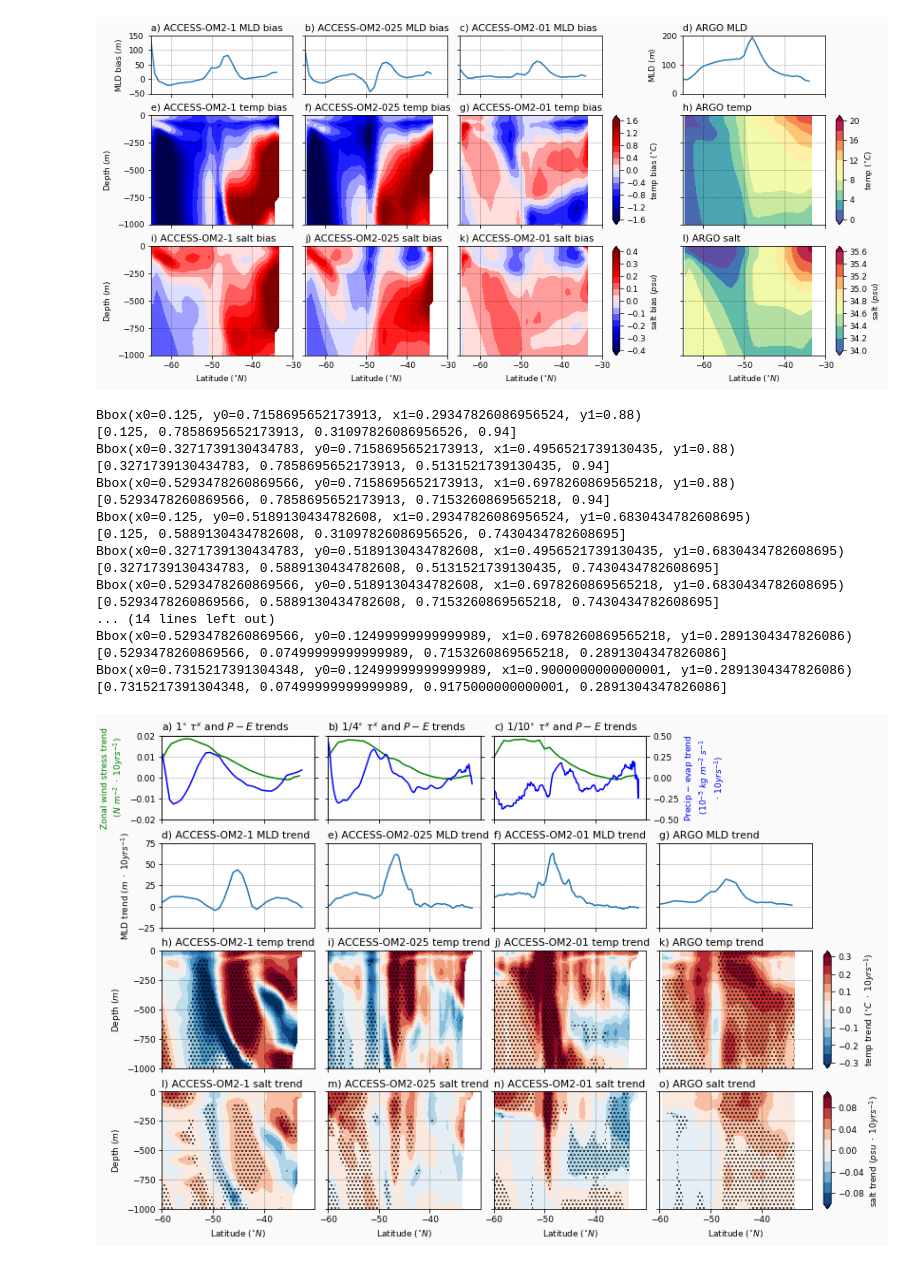
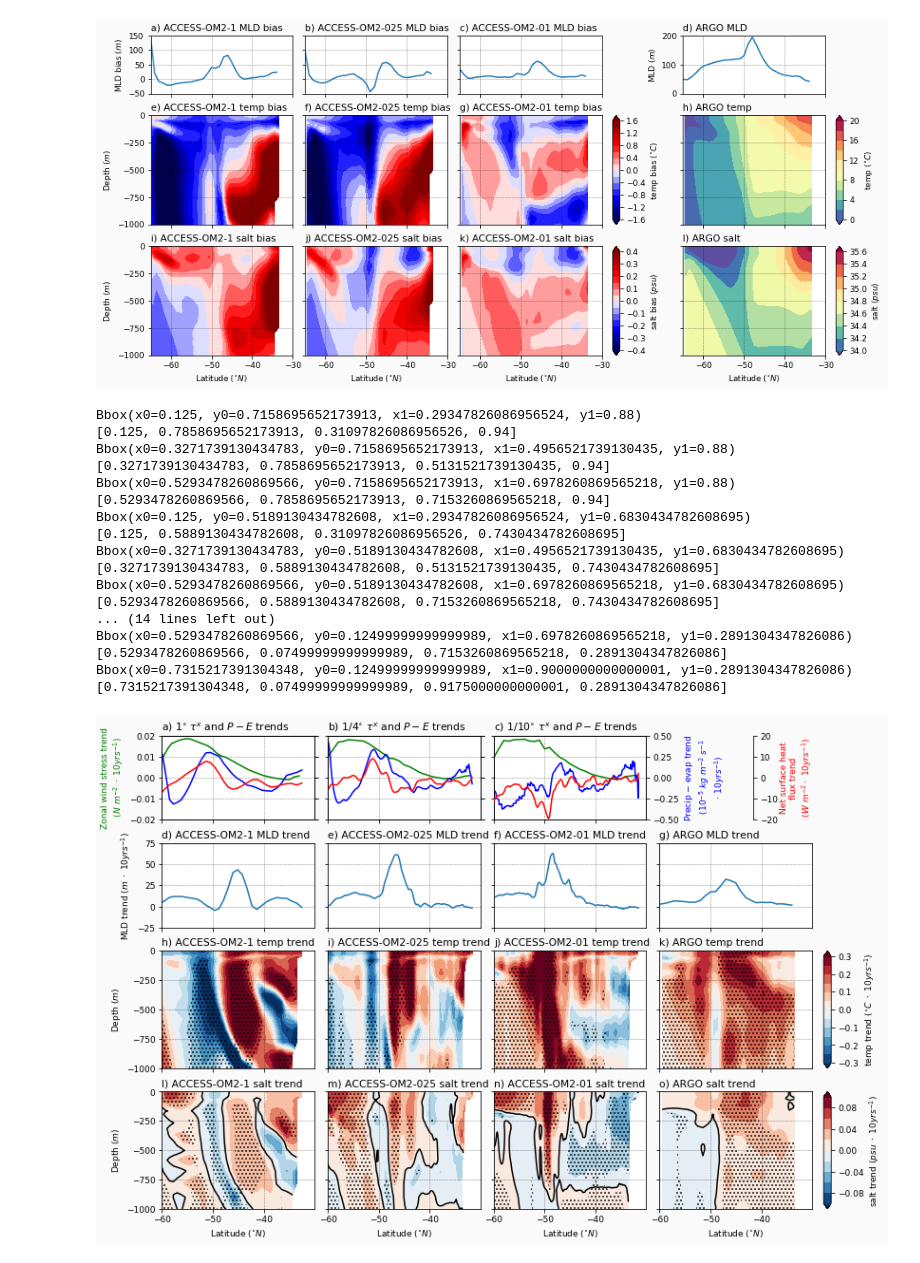
Before and after one commit to ERDuran/Australian-waters-diagnostics, a Jupyter notebook: scripts/p57_plot_MLD_zonal_meridional_sections.ipynb, the cells around one changed output. Drawn from its saved outputs; the diff is of its cells as text; code cells hidden in the pictures.

```diff
--- a/scripts/p57_plot_MLD_zonal_meridional_sections.ipynb
+++ b/scripts/p57_plot_MLD_zonal_meridional_sections.ipynb
@@ -508,0 +504,15 @@ pme_river_01_mod_slope.plot(vmax=0.00001)
+# %%
+net_sfc_heating_1_mod = xr.open_dataset(input_path + '../Australia_2004-2017/net_sfc_heating_1_mod.nc').net_sfc_heating_1_mod.mean('year')
+print(net_sfc_heating_1_mod)
+net_sfc_heating_1_mod_slope = xr.open_dataset(input_path + '../Australia_2004-2017/net_sfc_heating_1_mod_slope.nc').net_sfc_heating_1_mod_slope*10
+print(net_sfc_heating_1_mod_slope)
+
+net_sfc_heating_025_mod = xr.open_dataset(input_path + '../Australia_2004-2017/net_sfc_heating_025_mod.nc').net_sfc_heating_025_mod.mean('year')
+print(net_sfc_heating_025_mod)
+net_sfc_heating_025_mod_slope = xr.open_dataset(input_path + '../Australia_2004-2017/net_sfc_heating_025_mod_slope.nc').net_sfc_heating_025_mod_slope*10
+print(net_sfc_heating_025_mod_slope)
+
+net_sfc_heating_01_mod = xr.open_dataset(input_path + '../Australia_2004-2017/net_sfc_heating_01_mod.nc').net_sfc_heating_01_mod.mean('year')
+print(net_sfc_heating_01_mod)
+net_sfc_heating_01_mod_slope = xr.open_dataset(input_path + '../Australia_2004-2017/net_sfc_heating_01_mod_slope.nc').net_sfc_heating_01_mod_slope*10
+print(net_sfc_heating_01_mod_slope)
@@ -900,6 +928,12 @@ Bbox(x0=0.7315217391304348, y0=0.32195652173913036, x1=0.9000000000000001, y1=0.
 [0.8215217391304348, 0.2719565217391304, 1.0075, 0.4860869565217391]
 [figure]
 # %%
+def make_patch_spines_invisible(ax):
+    ax.set_frame_on(True)
+    ax.patch.set_visible(False)
+    for sp in ax.spines.values():
+        sp.set_visible(False)
+
 def bbox(pos):
     return matplotlib.transforms.Bbox(np.array([[pos[0],pos[1]],[pos[2],pos[3]]]))
 from mpl_toolkits.axes_grid1.axes_divider import make_axes_locatable
@@ -945,8 +979,12 @@ plot = ax.plot(data.yu_ocean, data, 'g-')
 ax2 = ax.twinx()
 data = pme_river_1_mod_slope.sel(yt_ocean=slice(latS,latN)).sel(xt_ocean=slice(lonW,lonE)).mean('xt_ocean')*10**5
 plot = ax2.plot(data.yt_ocean, data, 'b-')
+ax3 = ax.twinx()
+data = net_sfc_heating_1_mod_slope.sel(yt_ocean=slice(latS,latN)).sel(xt_ocean=slice(lonW,lonE)).mean('xt_ocean')
+plot = ax3.plot(data.yt_ocean, data, 'r-')
 ax.set_ylim([-0.02, 0.02])
 ax2.set_ylim([-0.5, 0.5])
+ax3.set_ylim([-20, 20])
 ax.set_position(bbox(pos_plot))
 ax.set_title(r'a) $1^{\circ}$ $\tau^x$ and $P-E$ trends', loc='left')
 # ax.set_extent([90, 180, -70, 20], crs=ccrs.PlateCarree())
@@ -961,6 +999,7 @@ plt.xlim([-60,-30])
 ax.set_xticklabels('')
 ax.set_ylabel('Zonal wind stress trend\n ($N\ m^{-2}\ \cdot\ 10yrs^{-1}$)', color='g')
 ax2.set_yticklabels('')
+ax3.set_yticklabels('')
 ax.grid(linewidth=0.5, color='black', alpha=0.5, linestyle='--')
 
 
@@ -974,10 +1013,12 @@ plot = ax.plot(data.yu_ocean, data, 'g-')
 ax2 = ax.twinx()
 data = pme_river_025_mod_slope.sel(yt_ocean=slice(latS,latN)).sel(xt_ocean=slice(lonW,lonE)).mean('xt_ocean')*10**5
 plot = ax2.plot(data.yt_ocean, data, 'b-')
-# ax.set_yticks(color='g')
-# ax2.set_yticks(color='b')
+ax3 = ax.twinx()
+data = net_sfc_heating_025_mod_slope.sel(yt_ocean=slice(latS,latN)).sel(xt_ocean=slice(lonW,lonE)).mean('xt_ocean')
+plot = ax3.plot(data.yt_ocean, data, 'r-')
 ax.set_ylim([-0.02, 0.02])
 ax2.set_ylim([-0.5, 0.5])
+ax3.set_ylim([-20, 20])
 ax.set_position(bbox(pos_plot))
 ax.set_title(r'b) $1/4^{\circ}$ $\tau^x$ and $P-E$ trends', loc='left')
 # ax.set_extent([90, 180, -70, 20], crs=ccrs.PlateCarree())
@@ -994,6 +1035,7 @@ ax.set_ylabel('')
 ax2.set_ylabel('')
 ax.set_yticklabels('')
 ax2.set_yticklabels('')
+ax3.set_yticklabels('')
 ax.grid(linewidth=0.5, color='black', alpha=0.5, linestyle='--')
 
 
@@ -1007,10 +1049,15 @@ plot = ax.plot(data.yu_ocean, data, 'g-')
 ax2 = ax.twinx()
 data = pme_river_01_mod_slope.sel(yt_ocean=slice(latS,latN)).sel(xt_ocean=slice(lonW,lonE)).mean('xt_ocean')*10**5
 plot = ax2.plot(data.yt_ocean, data, 'b-')
-# ax.set_yticks(color='g')
-# ax2.set_yticks(color='b')
+ax3 = ax.twinx()
+data = net_sfc_heating_01_mod_slope.sel(yt_ocean=slice(latS,latN)).sel(xt_ocean=slice(lonW,lonE)).mean('xt_ocean')
+plot = ax3.plot(data.yt_ocean, data, 'r-')
+ax3.spines["right"].set_position(("axes", 1.7))
+make_patch_spines_invisible(ax3)
+ax3.spines["right"].set_visible(True)
 ax.set_ylim([-0.02, 0.02])
 ax2.set_ylim([-0.5, 0.5])
+ax3.set_ylim([-20, 20])
 ax.set_position(bbox(pos_plot))
 ax.set_title(r'c) $1/10^{\circ}$ $\tau^x$ and $P-E$ trends', loc='left')
 # ax.set_extent([90, 180, -70, 20], crs=ccrs.PlateCarree())
@@ -1024,6 +1071,7 @@ plt.xlim([-60,-30])
 # ax.set_xlabel('')
 ax.set_xticklabels('')
 ax2.set_ylabel('Precip $-$ evap trend\n ($10^{-5}\ kg\ m^{-2}\ s^{-1}$\n $\cdot\ 10yrs^{-1}$)', color='b')
+ax3.set_ylabel('Net surface heat\nflux trend\n ($W\ m^{-2} \cdot\ 10yrs^{-1}$)', color='r')
 ax.set_ylabel('')
 ax.set_yticklabels('')
 ax.grid(linewidth=0.5, color='black', alpha=0.5, linestyle='--')
@@ -1267,6 +1315,8 @@ levels2=[0, 0.05]
 data2 = salt_xm128_1_p_value_mod
 plot2 = plt.contourf(data.yt_ocean, data.st_ocean, data2, hatches=['...'],
             colors='none', levels=levels2)
+levels3 = [0]
+plot3 = plt.contour(data.yt_ocean, data.st_ocean, data, colors='k', levels=levels3)
 ax.set_position(bbox(pos_plot))
 ax.set_title('l) ACCESS-OM2-1 salt trend', loc='left')
 # ax.set_extent([90, 180, -70, 20], crs=ccrs.PlateCarree())
@@ -1297,6 +1347,8 @@ levels2=[0, 0.05]
 data2 = salt_xm128_025_p_value_mod
 plot2 = plt.contourf(data.yt_ocean, data.st_ocean, data2, hatches=['...'],
             colors='none', levels=levels2)
+levels3 = [0]
+plot3 = plt.contour(data.yt_ocean, data.st_ocean, data, colors='k', levels=levels3)
 ax.set_position(bbox(pos_plot))
 ax.set_title('m) ACCESS-OM2-025 salt trend', loc='left')
 # ax.set_extent([90, 180, -70, 20], crs=ccrs.PlateCarree())
@@ -1327,6 +1379,8 @@ levels2=[0, 0.05]
 data2 = salt_xm128_01_p_value_mod
 plot2 = plt.contourf(data.yt_ocean, data.st_ocean, data2, hatches=['...'],
             colors='none', levels=levels2)
+levels3 = [0]
+plot3 = plt.contour(data.yt_ocean, data.st_ocean, data, colors='k', levels=levels3)
 ax.set_position(bbox(pos_plot))
 ax.set_title('n) ACCESS-OM2-01 salt trend', loc='left')
 # ax.set_extent([90, 180, -70, 20], crs=ccrs.PlateCarree())
@@ -1356,6 +1410,8 @@ levels2=[0, 0.05]
 data2 = salt_p_value
 plot2 = plt.contourf(data.lat, data.depth, data2, hatches=['...'],
             colors='none', levels=levels2)
+levels3 = [0]
+plot3 = plt.contour(data.lat, data.depth, data, colors='k', levels=levels3)
 ax.set_position(bbox(pos_plot))
 ax.set_title('o) ARGO salt trend', loc='left')
 # ax.set_extent([90, 180, -70, 20], crs=ccrs.PlateCarree())
@@ -1371,31 +1427,31 @@ ax.set_yticklabels('')
 ax.grid(linewidth=0.5, color='black', alpha=0.5, linestyle='--')
 axins = inset_axes(ax,
                    width="5%",  # width = 5% of parent_bbox width
                    height="100%",  # height : 50%
                    loc='lower left',
                    bbox_to_anchor=(1.075, 0, 1, 1),
                    bbox_transform=ax.transAxes,
                    borderpad=0)
 cbar = plt.colorbar(plot, orientation='vertical',
                     label=r'salt trend ($psu\ \cdot\ 10yrs^{-1}$)', cax=axins)
 
 savefigure('xm128_trend')
 # %% [output]
 Bbox(x0=0.125, y0=0.7158695652173913, x1=0.29347826086956524, y1=0.88)
 [0.125, 0.7858695652173913, 0.31097826086956526, 0.94]
 Bbox(x0=0.3271739130434783, y0=0.7158695652173913, x1=0.4956521739130435, y1=0.88)
 [0.3271739130434783, 0.7858695652173913, 0.5131521739130435, 0.94]
 Bbox(x0=0.5293478260869566, y0=0.7158695652173913, x1=0.6978260869565218, y1=0.88)
 [0.5293478260869566, 0.7858695652173913, 0.7153260869565218, 0.94]
 Bbox(x0=0.125, y0=0.5189130434782608, x1=0.29347826086956524, y1=0.6830434782608695)
 [0.125, 0.5889130434782608, 0.31097826086956526, 0.7430434782608695]
 Bbox(x0=0.3271739130434783, y0=0.5189130434782608, x1=0.4956521739130435, y1=0.6830434782608695)
 [0.3271739130434783, 0.5889130434782608, 0.5131521739130435, 0.7430434782608695]
 Bbox(x0=0.5293478260869566, y0=0.5189130434782608, x1=0.6978260869565218, y1=0.6830434782608695)
 [0.5293478260869566, 0.5889130434782608, 0.7153260869565218, 0.7430434782608695]
 ... (14 lines left out)
 Bbox(x0=0.5293478260869566, y0=0.12499999999999989, x1=0.6978260869565218, y1=0.2891304347826086)
 [0.5293478260869566, 0.07499999999999989, 0.7153260869565218, 0.2891304347826086]
 Bbox(x0=0.7315217391304348, y0=0.12499999999999989, x1=0.9000000000000001, y1=0.2891304347826086)
 [0.7315217391304348, 0.07499999999999989, 0.9175000000000001, 0.2891304347826086]
-[figure, old version]
+[figure, new version]
```
Also changed, not shown: parts of 2 cells of this notebook, 2 other files.
